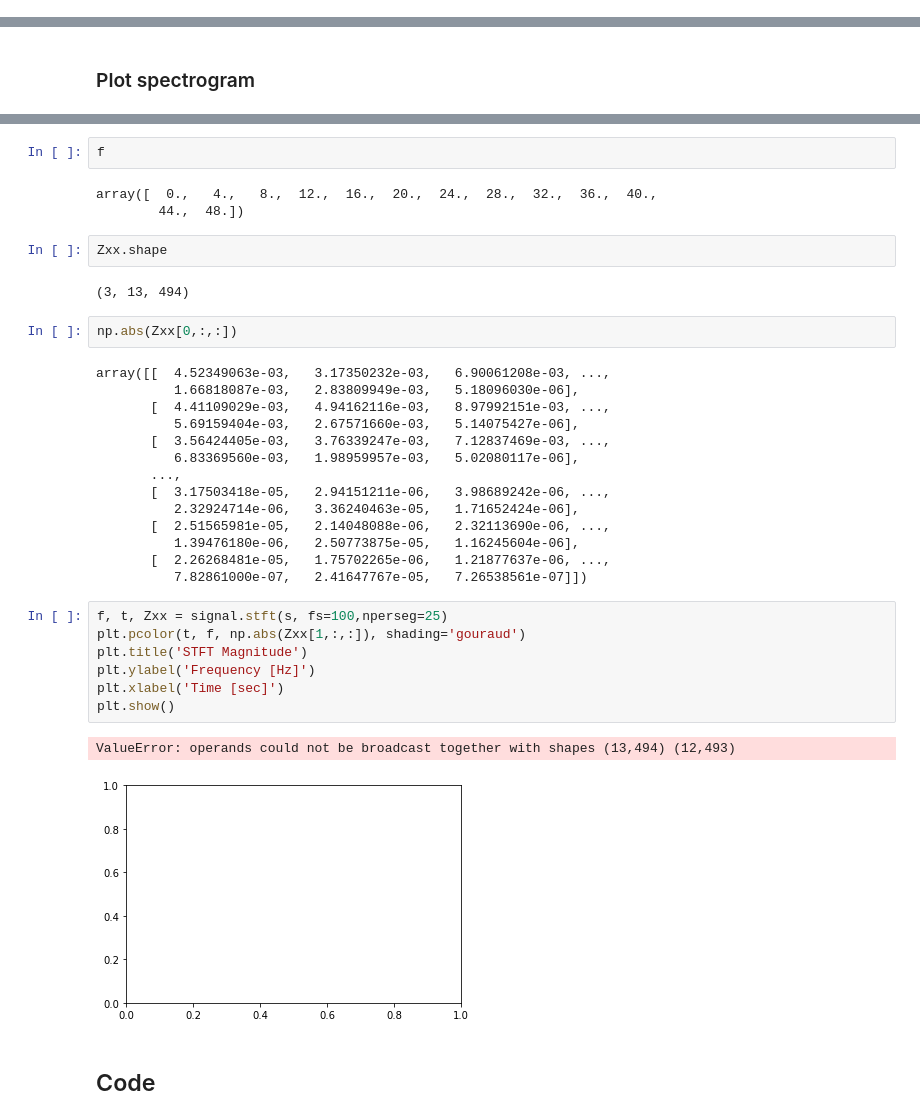
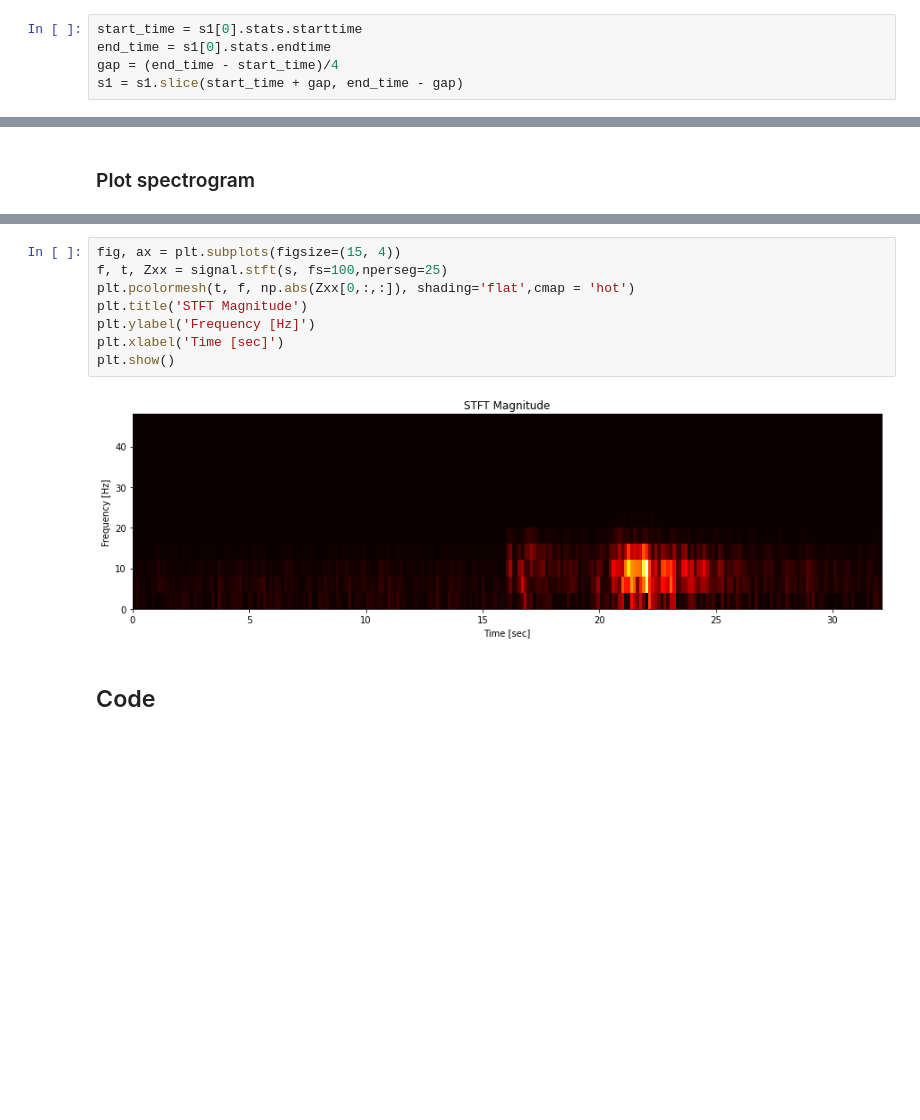
Before and after one commit to Lyd202002427/CRED-model, a Jupyter notebook: CRED model Lydia.ipynb, the cells around one changed output, grey strips where cells are left out. Saved outputs shown, nothing was run; the diff lists cells and outputs as text; blank space fills up the shorter version.

```diff
--- a/CRED model Lydia.ipynb
+++ b/CRED model Lydia.ipynb
@@ -52,3 +52,8 @@ print(trace_data)
 len(trace_data)
 # %% [output]
 2000
+# %%
+start_time = s1[0].stats.starttime
+end_time = s1[0].stats.endtime
+gap = (end_time - start_time)/4
+s1 = s1.slice(start_time + gap, end_time - gap)
@@ -141,38 +174,13 @@ plt.show()
-# %%
-f
-# %% [output]
-array([  0.,   4.,   8.,  12.,  16.,  20.,  24.,  28.,  32.,  36.,  40.,
-        44.,  48.])
-# %%
-Zxx.shape
-# %% [output]
-(3, 13, 494)
-# %%
-np.abs(Zxx[0,:,:])
-# %% [output]
-array([[  4.52349063e-03,   3.17350232e-03,   6.90061208e-03, ...,
-          1.66818087e-03,   2.83809949e-03,   5.18096030e-06],
-       [  4.41109029e-03,   4.94162116e-03,   8.97992151e-03, ...,
-          5.69159404e-03,   2.67571660e-03,   5.14075427e-06],
-       [  3.56424405e-03,   3.76339247e-03,   7.12837469e-03, ...,
-          6.83369560e-03,   1.98959957e-03,   5.02080117e-06],
-       ...,
-       [  3.17503418e-05,   2.94151211e-06,   3.98689242e-06, ...,
-          2.32924714e-06,   3.36240463e-05,   1.71652424e-06],
-       [  2.51565981e-05,   2.14048088e-06,   2.32113690e-06, ...,
-          1.39476180e-06,   2.50773875e-05,   1.16245604e-06],
-       [  2.26268481e-05,   1.75702265e-06,   1.21877637e-06, ...,
-          7.82861000e-07,   2.41647767e-05,   7.26538561e-07]])
 # %%
+fig, ax = plt.subplots(figsize=(15, 4))
 f, t, Zxx = signal.stft(s, fs=100,nperseg=25)
-plt.pcolor(t, f, np.abs(Zxx[1,:,:]), shading='gouraud')
+plt.pcolormesh(t, f, np.abs(Zxx[0,:,:]), shading='flat',cmap = 'hot')
 plt.title('STFT Magnitude')
 plt.ylabel('Frequency [Hz]')
 plt.xlabel('Time [sec]')
 plt.show()
 # %% [output]
-ValueError: operands could not be broadcast together with shapes (13,494) (12,493)
-[figure, old version]
+[figure, new version]
 # %% [markdown]
 ## Code
 # %%
```
Also changed, not shown: parts of 16 cells of this notebook, 1 other file.
